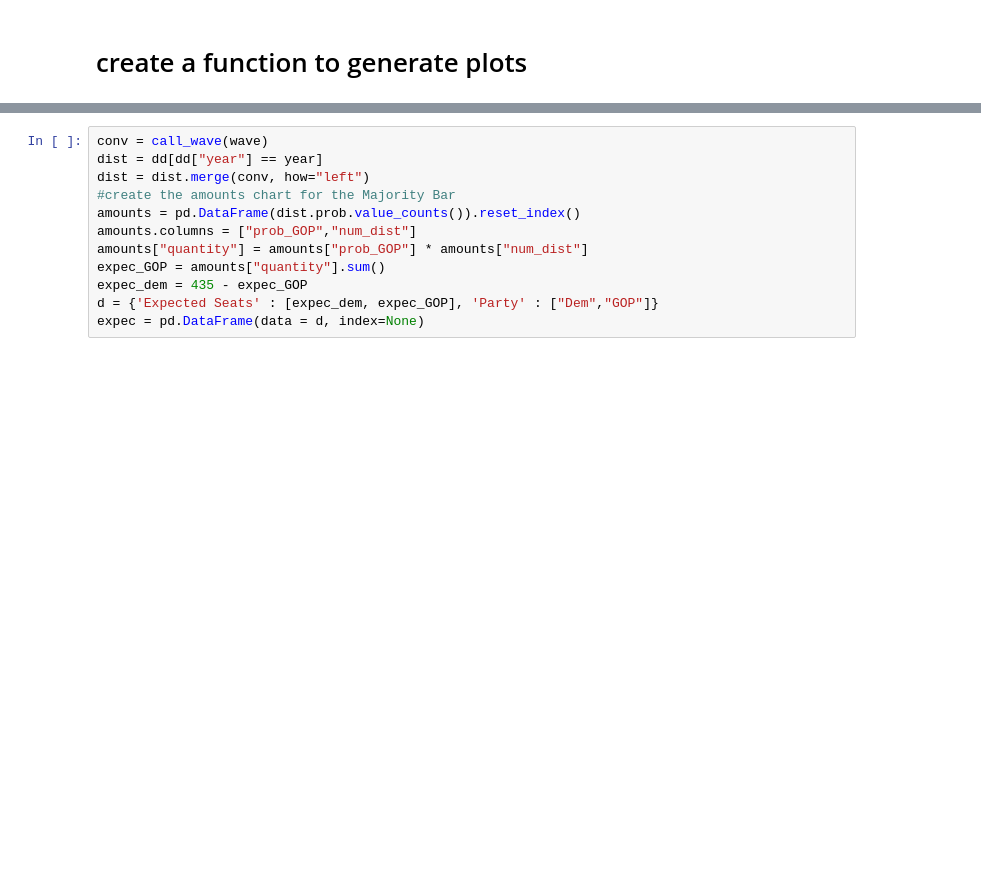
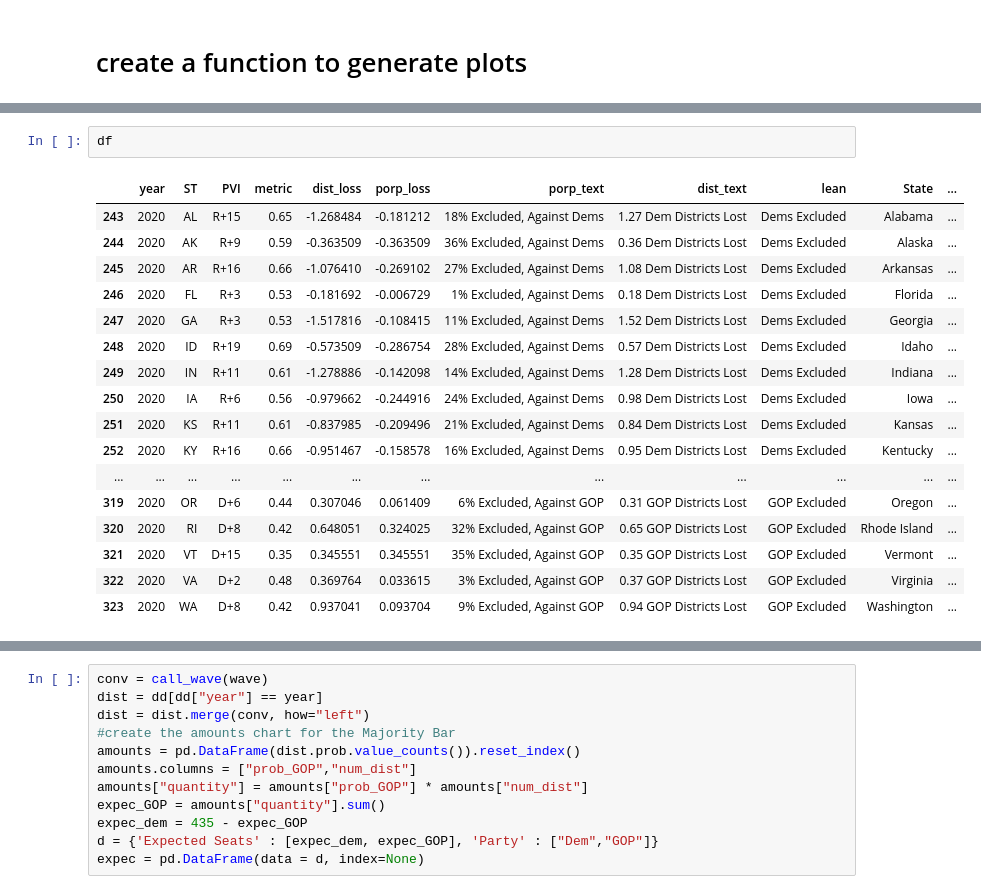
Before and after one commit to xadomatis/redistricting_project, a Jupyter notebook: app_building/app_prework.ipynb, the cells around one changed output, grey strips where cells are left out. Cells and saved outputs as stored; diff of their text form; blank space fills up the shorter version.

```diff
--- a/app_building/app_prework.ipynb
+++ b/app_building/app_prework.ipynb
@@ -100,6 +104,26 @@ Try using .loc[row_indexer,col_indexer] = value instead
 
 See the caveats in the documentation: https://pandas.pydata.org/pandas-docs/stable/user_guide/indexing.html#returning-a-view-versus-a-copy
   df["ST"] = df["ST"]
+# %%
+df
+# %% [output]
+|  | year | ST | PVI | metric | dist_loss | porp_loss | porp_text | dist_text | lean | State | ... |
+| 243 | 2020 | AL | R+15 | 0.65 | -1.268484 | -0.181212 | 18% Excluded, Against Dems | 1.27 Dem Districts Lost | Dems Excluded | Alabama | ... |
+| 244 | 2020 | AK | R+9 | 0.59 | -0.363509 | -0.363509 | 36% Excluded, Against Dems | 0.36 Dem Districts Lost | Dems Excluded | Alaska | ... |
+| 245 | 2020 | AR | R+16 | 0.66 | -1.076410 | -0.269102 | 27% Excluded, Against Dems | 1.08 Dem Districts Lost | Dems Excluded | Arkansas | ... |
+| 246 | 2020 | FL | R+3 | 0.53 | -0.181692 | -0.006729 | 1% Excluded, Against Dems | 0.18 Dem Districts Lost | Dems Excluded | Florida | ... |
+| 247 | 2020 | GA | R+3 | 0.53 | -1.517816 | -0.108415 | 11% Excluded, Against Dems | 1.52 Dem Districts Lost | Dems Excluded | Georgia | ... |
+| 248 | 2020 | ID | R+19 | 0.69 | -0.573509 | -0.286754 | 28% Excluded, Against Dems | 0.57 Dem Districts Lost | Dems Excluded | Idaho | ... |
+| 249 | 2020 | IN | R+11 | 0.61 | -1.278886 | -0.142098 | 14% Excluded, Against Dems | 1.28 Dem Districts Lost | Dems Excluded | Indiana | ... |
+| 250 | 2020 | IA | R+6 | 0.56 | -0.979662 | -0.244916 | 24% Excluded, Against Dems | 0.98 Dem Districts Lost | Dems Excluded | Iowa | ... |
+| 251 | 2020 | KS | R+11 | 0.61 | -0.837985 | -0.209496 | 21% Excluded, Against Dems | 0.84 Dem Districts Lost | Dems Excluded | Kansas | ... |
+| 252 | 2020 | KY | R+16 | 0.66 | -0.951467 | -0.158578 | 16% Excluded, Against Dems | 0.95 Dem Districts Lost | Dems Excluded | Kentucky | ... |
+| ... | ... | ... | ... | ... | ... | ... | ... | ... | ... | ... | ... |
+| 319 | 2020 | OR | D+6 | 0.44 | 0.307046 | 0.061409 | 6% Excluded, Against GOP | 0.31 GOP Districts Lost | GOP Excluded | Oregon | ... |
+| 320 | 2020 | RI | D+8 | 0.42 | 0.648051 | 0.324025 | 32% Excluded, Against GOP | 0.65 GOP Districts Lost | GOP Excluded | Rhode Island | ... |
+| 321 | 2020 | VT | D+15 | 0.35 | 0.345551 | 0.345551 | 35% Excluded, Against GOP | 0.35 GOP Districts Lost | GOP Excluded | Vermont | ... |
+| 322 | 2020 | VA | D+2 | 0.48 | 0.369764 | 0.033615 | 3% Excluded, Against GOP | 0.37 GOP Districts Lost | GOP Excluded | Virginia | ... |
+| 323 | 2020 | WA | D+8 | 0.42 | 0.937041 | 0.093704 | 9% Excluded, Against GOP | 0.94 GOP Districts Lost | GOP Excluded | Washington | ... |
 # %%
 #state cartogram
 #build the chart
```
Also changed, not shown: parts of 8 cells of this notebook, 8 other files.
